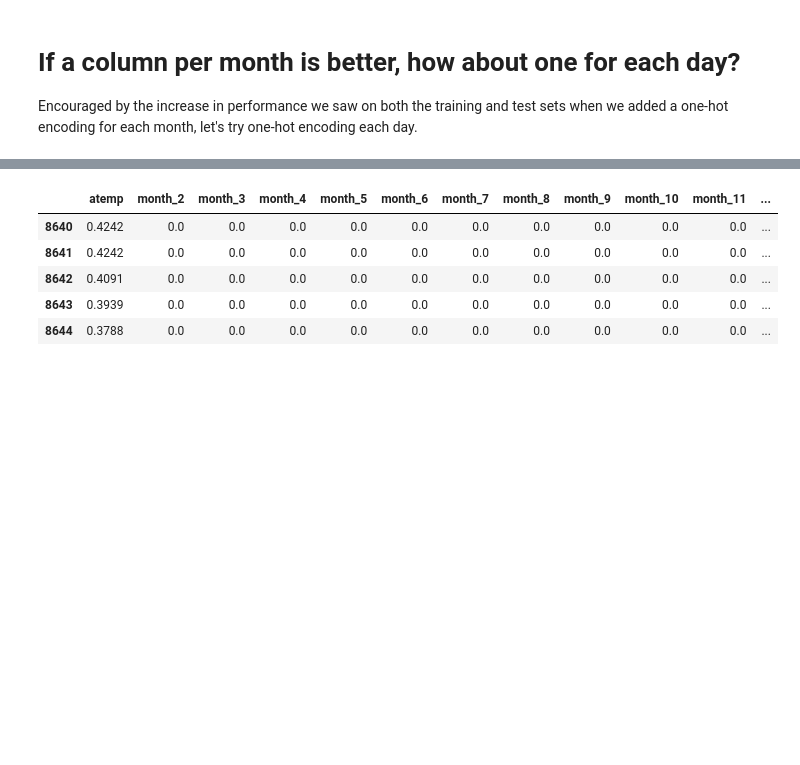
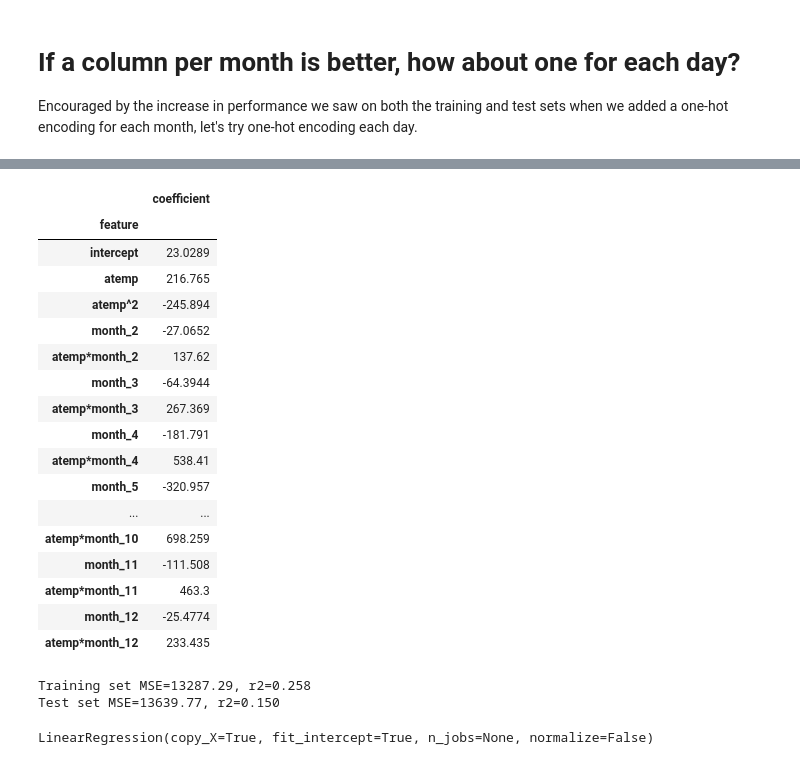
Before and after one commit to Calvin-Data-Science/data202, a Jupyter notebook: src/hw5/hw5_Reference.ipynb, the cells around one changed output, grey strips where cells are left out. Saved outputs shown, nothing was run; the diff lists cells and outputs as text; code cells hidden in the pictures; blank space fills up the shorter version.

```diff
--- a/src/hw5/hw5_Reference.ipynb
+++ b/src/hw5/hw5_Reference.ipynb
@@ -161,13 +176,4 @@ show_scores(train_y, train_y_pred, test_y, test_y_pred)
 # %% [output]
 Training set MSE=14322.80, r2=0.200
 Test set MSE=13604.77, r2=0.153
-# %%
-def show_coefficients(model, train_X):
-    coefs_with_intercept = np.r_[[model.intercept_], model.coef_]
-    feature_names_with_intercept = ["intercept"] + list(train_X.columns)
-    display(
-        pd.Series(coefs_with_intercept, index=feature_names_with_intercept)
-        .to_frame('coefficient')
-        .rename_axis(index="feature")
-        .style.bar(align='mid'))
 # %%
@@ -306,11 +282,8 @@ def transform(data):
     dates_to_use = dates[1:] # drop the first one, since it's redundant.
     for date in dates_to_use:
         X[f'date_{date}'] = 1.0 * (data['date'] == date)
-    return X
+    y = data['rides']
+    return X, y
 
-train_X = transform(train)
-train_y = train['rides']
-test_X = transform(test)
-test_y = test['rides']
-train_X.head()
+try_model(LinearRegression(), transform, training_data=train, test_data=test)
 # %% [output]
@@ -354,19 +314,36 @@ When we did one-hot encoding, we arbitrarily picked 1.0 to be the value that wou
 # %%
 def transform(data):
     X = data[['atemp']].copy()
-    months_to_use = months[1:] # drop the first one, since it's redundant in this kind of model
+
+    X['atemp^2'] = X['atemp'] ** 2
+
+    months_to_use = months[1:] # drop the first one, since it's redundant.
     for month in months_to_use:
-        X[f'month_{month}'] = 10.0 * (data['month'] == month)
+        X[f'month_{month}'] = (data['month'] == month).astype(float)
+        X[f'atemp*month_{month}'] = data['atemp'] * (data['month'] == month)
+
     y = data['rides']
     return X, y
-
-train_X, train_y = transform(train)
-test_X, test_y = transform(test)
-train_X.tail()
+try_model(LinearRegression(), transform, training_data=train, test_data=test)
 # %% [output]
-|  | atemp | month_2 | month_3 | month_4 | month_5 | month_6 | month_7 | month_8 | month_9 | month_10 | month_11 | ... |
-| 8640 | 0.4242 | 0.0 | 0.0 | 0.0 | 0.0 | 0.0 | 0.0 | 0.0 | 0.0 | 0.0 | 0.0 | ... |
-| 8641 | 0.4242 | 0.0 | 0.0 | 0.0 | 0.0 | 0.0 | 0.0 | 0.0 | 0.0 | 0.0 | 0.0 | ... |
-| 8642 | 0.4091 | 0.0 | 0.0 | 0.0 | 0.0 | 0.0 | 0.0 | 0.0 | 0.0 | 0.0 | 0.0 | ... |
-| 8643 | 0.3939 | 0.0 | 0.0 | 0.0 | 0.0 | 0.0 | 0.0 | 0.0 | 0.0 | 0.0 | 0.0 | ... |
-| 8644 | 0.3788 | 0.0 | 0.0 | 0.0 | 0.0 | 0.0 | 0.0 | 0.0 | 0.0 | 0.0 | 0.0 | ... |
+|  | coefficient |
+| feature |  |
+| intercept | 23.0289 |
+| atemp | 216.765 |
+| atemp^2 | -245.894 |
+| month_2 | -27.0652 |
+| atemp*month_2 | 137.62 |
+| month_3 | -64.3944 |
+| atemp*month_3 | 267.369 |
+| month_4 | -181.791 |
+| atemp*month_4 | 538.41 |
+| month_5 | -320.957 |
+| ... | ... |
+| atemp*month_10 | 698.259 |
+| month_11 | -111.508 |
+| atemp*month_11 | 463.3 |
+| month_12 | -25.4774 |
+| atemp*month_12 | 233.435 |
+Training set MSE=13287.29, r2=0.258
+Test set MSE=13639.77, r2=0.150
+LinearRegression(copy_X=True, fit_intercept=True, n_jobs=None, normalize=False)
```
Also changed, not shown: parts of 57 cells of this notebook, 1 other file.
